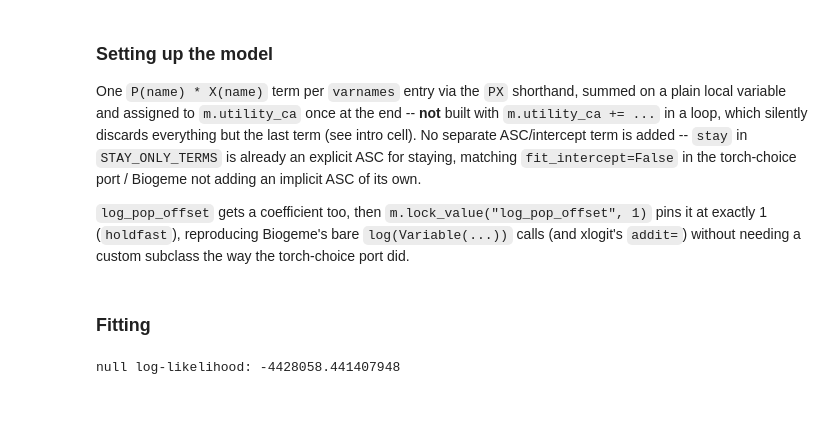
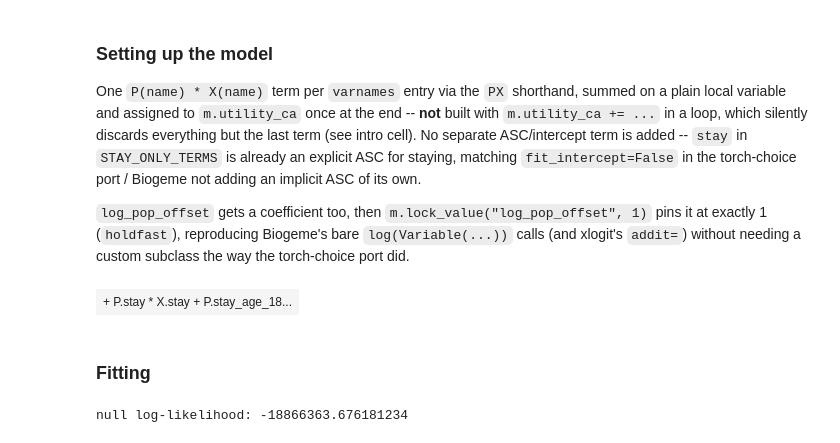
Before and after one commit to yianzhang14/migration, a Jupyter notebook: us/modeling_larch.ipynb, the cells around one changed output. Saved outputs shown, nothing was run; the diff lists cells and outputs as text; code cells hidden in the pictures; blank space fills up the shorter version.

```diff
--- a/us/modeling_larch.ipynb
+++ b/us/modeling_larch.ipynb
@@ -203,6 +240,10 @@ m.ordering = [
     ("Destination-only", "destchoice.*"),
     ("Offset", "log_pop_offset"),
 ]
+# %%
+m.utility_functions()
+# %% [output]
+| + P.stay * X.stay + P.stay_age_18... |
 # %%
 # NOTE: nesting showed that mu_move tended to go towards 1, indicating that nesting is not necessary
 
@@ -228,9 +269,10 @@ m.ordering = [
 # %% [markdown]
 ### Fitting
 # %%
-print("null log-likelihood:", m.loglike())
+# NOTE: this incorporates constants
+print("null log-likelihood:", m.loglike_null())
 # %% [output]
-null log-likelihood: -4428058.441407948
+null log-likelihood: -18866363.676181234
 # %%
 # Best LL = -585537.6735129762
 # %%
```
Also changed, not shown: parts of 11 cells of this notebook, 4 other files.
